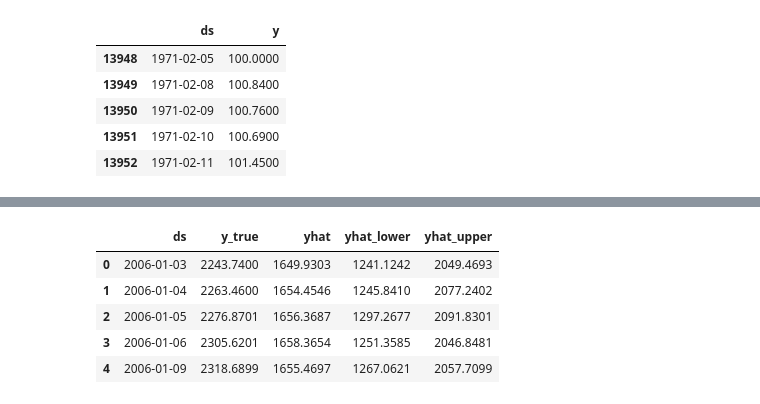
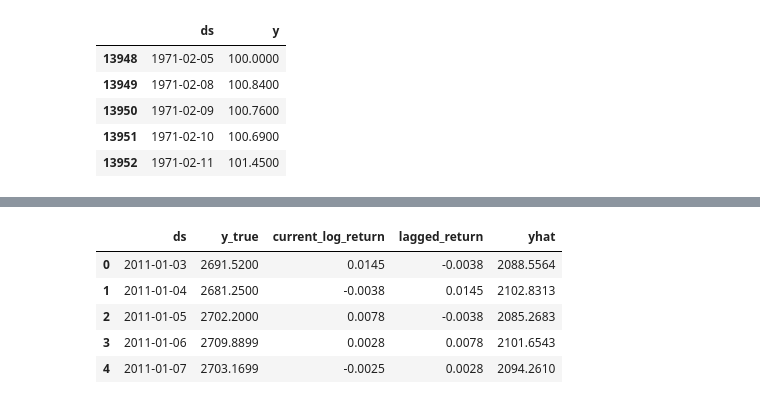
Before and after one commit to GaudiKao/learn-python-by-doing, a Jupyter notebook: Data_Structures&Alogrithms/證券交易所數據分類指數分析.ipynb, the cells around one changed output, grey strips where cells are left out. Cells and saved outputs as stored; diff of their text form; code cells hidden in the pictures.

```diff
--- a/Data_Structures&Alogrithms/證券交易所數據分類指數分析.ipynb
+++ b/Data_Structures&Alogrithms/證券交易所數據分類指數分析.ipynb
@@ -67,9 +67,8 @@ df_filled = df.ffill()
 | 112090 | N100 | 2019-12-25 | NaN | NaN | NaN | NaN | NaN | NaN |
 # %%
 
-df_ixic = df[df['指數代碼'] == 'IXIC']
-print(f"交易量 為 0 的筆數: {len(df_ixic[df_ixic['交易量'] == 0])}")
-print(df_ixic[df_ixic['交易量'] == 0])
+df_ixic = df_filled[df_filled['指數代碼'] == 'IXIC']
+
 display(df_ixic.head())
 display(df_ixic.tail())
 # %% [output]
@@ -114,16 +116,19 @@ display(df_ixic2.head())
 # %%
-train_end_date = pd.to_datetime('2005-12-31')
-validation_end_date = pd.to_datetime('2015-12-31')
+train_start_date = pd.to_datetime('1990-01-01')
+train_end_date = pd.to_datetime('2010-12-31')
+validation_end_date = pd.to_datetime('2016-12-31')
 
-# 把2005-12-31(含)前的資料指派給train_df2
-train_df_ixic2 = df_ixic2[df_ixic2['ds'] <= train_end_date]
-# 把2015-12-31(含)前的資料指派給validation_df2
+# 把1990-01-01(含)前的資料指派給train_df2
+train_df_ixic2 = df_ixic2[ (df_ixic2['ds'] >= train_start_date) & (df_ixic2['ds'] <= train_end_date)]
+# 把2010-12-31(含)前的資料指派給validation_df2
 validation_df_ixic2 = df_ixic2[(df_ixic2['ds'] <= validation_end_date) & (df_ixic2['ds'] > train_end_date)] #注意pd中的and要用'&'代替，且是優先運算因子
-# 把2015-12-31(不含)後的資料指派給test_df2
+# 把2016-12-31(不含)後的資料指派給test_df2
 test_df_ixic2 = df_ixic2[df_ixic2['ds'] > validation_end_date]
 
-display(train_df_ixic2.tail())
-display(validation_df_ixic2.head())
-display(validation_df_ixic2.tail())
-display(test_df_ixic2.head())
+
+# 重新準備 Prophet 格式的 DataFrame (現在 lagged_return 存在了)
+train_df_ixic3 = train_df_ixic2[['ds', 'y', 'lagged_return']].copy()
+validation_df_ixic3 = validation_df_ixic2[['ds', 'lagged_return']].copy()
+display(train_df_ixic3.head())
+print("資料切分和 Prophet 資料準備完成。")
 # %% [output]
@@ -155,8 +143,10 @@ display(test_df_ixic2.head())
 from prophet import Prophet
 model = Prophet(
     yearly_seasonality=True, weekly_seasonality=True, daily_seasonality=False,
-    growth='linear', seasonality_mode='multiplicative', changepoint_prior_scale=0.5
+    growth='linear', changepoint_prior_scale=0.05, seasonality_mode='multiplicative'
 )
-model.fit(train_df_ixic2) # 訓練模型
+model.add_regressor('lagged_return')
+
+model.fit(train_df_ixic3) # 訓練模型
 print('模型已訓練完成')
 # %% [output]
@@ -165,6 +155,6 @@ print('模型已訓練完成')
 模型已訓練完成
 # %%
-futuer_validation = validation_df_ixic2[['ds']].copy()
-pred_validation = model.predict(futuer_validation) # 預測模型
-display(pred_validation.head())
+future_validation = validation_df_ixic3.copy()
+pred_validation = model.predict(future_validation) # 預測模型
+print("已完成驗證集預測。")
 # %% [output]
@@ -177,19 +162,19 @@ display(pred_validation.head())
 # %%
 # 評估測試集結果 (最終性能報告)
 df_validation_results = validation_df_ixic2.merge(
-    pred_validation[['ds', 'yhat', 'yhat_lower', 'yhat_upper']],
+    pred_validation[['ds', 'yhat']],
     on='ds',
     how='left'
 ).rename(columns={'y': 'y_true'})
 
 display(df_validation_results.head())
 # %% [output]
-|  | ds | y_true | yhat | yhat_lower | yhat_upper |
-| 0 | 2006-01-03 | 2243.7400 | 1649.9303 | 1241.1242 | 2049.4693 |
-| 1 | 2006-01-04 | 2263.4600 | 1654.4546 | 1245.8410 | 2077.2402 |
-| 2 | 2006-01-05 | 2276.8701 | 1656.3687 | 1297.2677 | 2091.8301 |
-| 3 | 2006-01-06 | 2305.6201 | 1658.3654 | 1251.3585 | 2046.8481 |
-| 4 | 2006-01-09 | 2318.6899 | 1655.4697 | 1267.0621 | 2057.7099 |
+|  | ds | y_true | current_log_return | lagged_return | yhat |
+| 0 | 2011-01-03 | 2691.5200 | 0.0145 | -0.0038 | 2088.5564 |
+| 1 | 2011-01-04 | 2681.2500 | -0.0038 | 0.0145 | 2102.8313 |
+| 2 | 2011-01-05 | 2702.2000 | 0.0078 | -0.0038 | 2085.2683 |
+| 3 | 2011-01-06 | 2709.8899 | 0.0028 | 0.0078 | 2101.6543 |
+| 4 | 2011-01-07 | 2703.1699 | -0.0025 | 0.0028 | 2094.2610 |
 # %%
 # 準備計算R2值(決定係數)、RMSE(均方值誤差)
 from sklearn.metrics import mean_squared_error, r2_score
```
Also changed, not shown: parts of 7 cells of this notebook, 3 other files.
